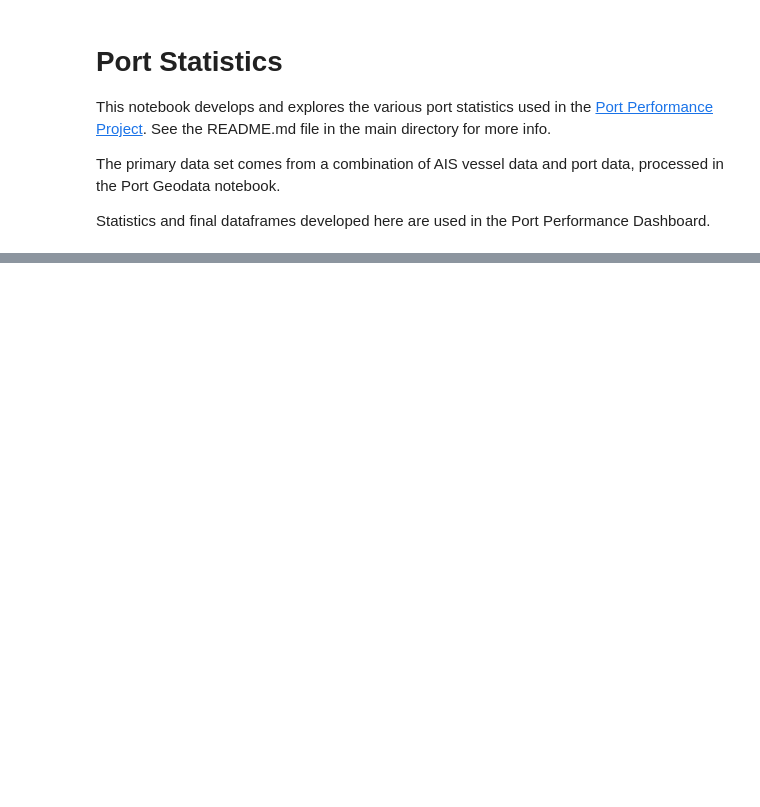
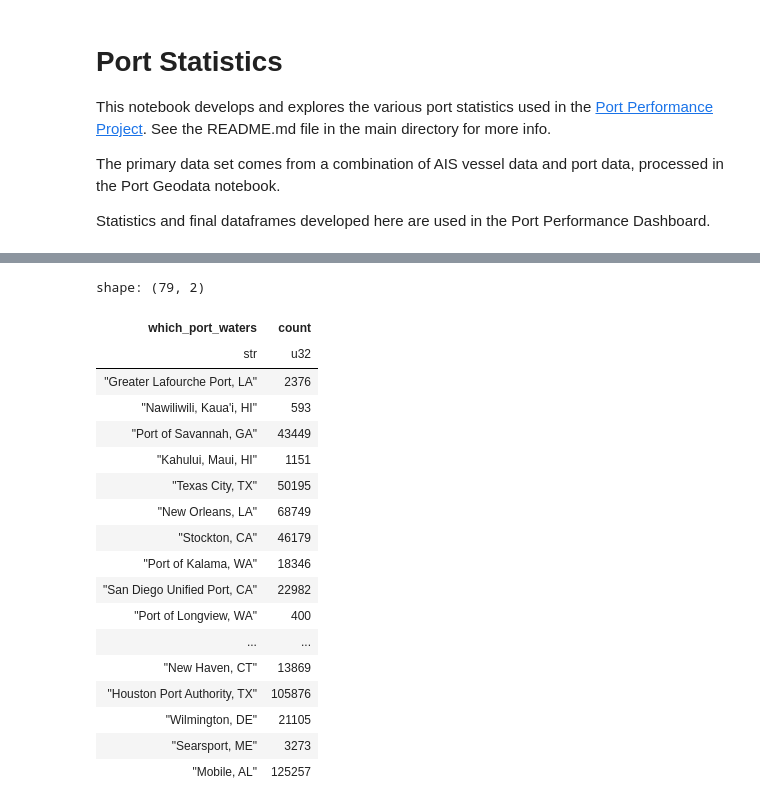
Before and after one commit to epistemetrica/Port-Performance-Project, a Jupyter notebook: port_stats.ipynb, the cells around one changed output, grey strips where cells are left out. Cells and saved outputs as stored; diff of their text form; code cells hidden in the pictures; blank space fills up the shorter version.

```diff
--- a/port_stats.ipynb
+++ b/port_stats.ipynb
@@ -55,0 +88,22 @@ shape: (5, 120)
+# %%
+df
+# %% [output]
+shape: (79, 2)
+| which_port_waters | count |
+| str | u32 |
+| "Greater Lafourche Port, LA" | 2376 |
+| "Nawiliwili, Kaua'i, HI" | 593 |
+| "Port of Savannah, GA" | 43449 |
+| "Kahului, Maui, HI" | 1151 |
+| "Texas City, TX" | 50195 |
+| "New Orleans, LA" | 68749 |
+| "Stockton, CA" | 46179 |
+| "Port of Kalama, WA" | 18346 |
+| "San Diego Unified Port, CA" | 22982 |
+| "Port of Longview, WA" | 400 |
+| ... | ... |
+| "New Haven, CT" | 13869 |
+| "Houston Port Authority, TX" | 105876 |
+| "Wilmington, DE" | 21105 |
+| "Searsport, ME" | 3273 |
+| "Mobile, AL" | 125257 |
```
Also changed, not shown: parts of 19 cells of this notebook, 2 other files.
